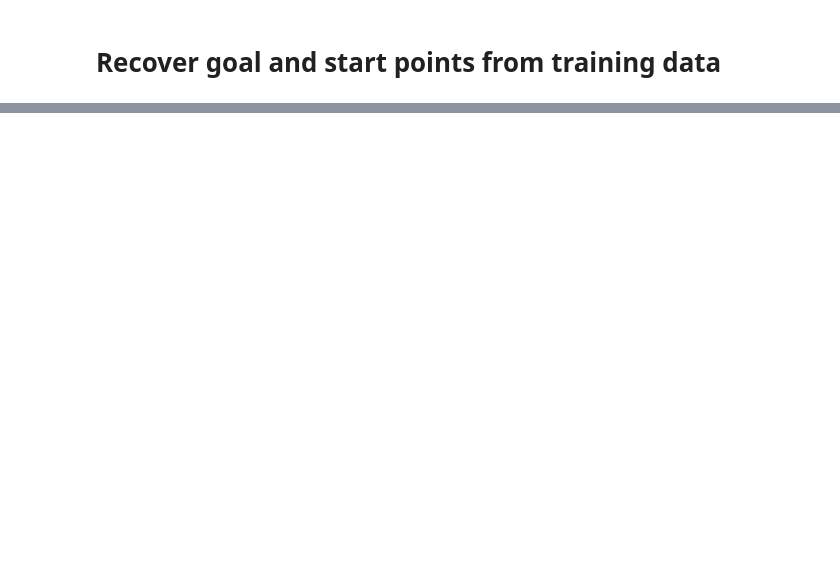
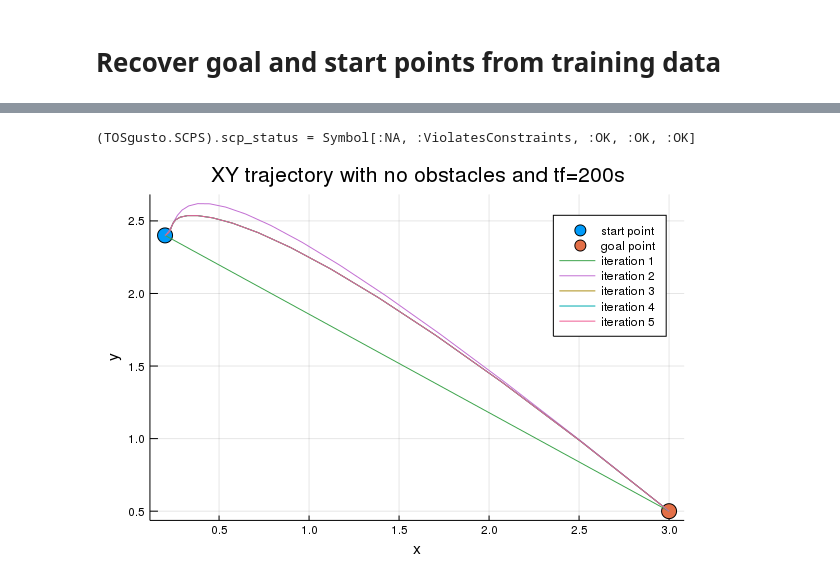
Before and after one commit to somritabanerjee/GuSTO.jl, a Jupyter notebook: examples/freeflyerSE2-Copy1.ipynb, the cells around one changed output, grey strips where cells are left out. Cells and saved outputs as stored; diff of their text form; code cells hidden in the pictures; blank space fills up the shorter version.

Commit message:
More models with 0 and 1 obstacles

```diff
--- a/examples/freeflyerSE2-Copy1.ipynb
+++ b/examples/freeflyerSE2-Copy1.ipynb
@@ -66,8 +83,7 @@ TODO
 # %% [markdown]
 # Set up problem, initial goal and final goal
 # %%
-function setUpProblem(N, x_init, x_goal)
-    tf_guess = 200.
+function setUpProblem(N, x_init, x_goal;tf_guess = 200.)
     goal_set = GoalSet()
     add_goal!(goal_set, Goal(PointGoal(x_goal), tf_guess, model))
     PD = ProblemDefinition(robot, model, env, x_init, goal_set)
@@ -78,8 +96,2 @@ end
 # %% [markdown]
 # Create GIF of XY trajectories
-# %%
-function plotXYTrajectories(X)
-    @gif for i=1:100
-        plotXYTrajectory(X)
-    end every 10
-end
@@ -205,0 +295,28 @@ end
+# %%
+env = setUpEnvironmentNoObstacle()
+N = 20
+x_init = [0.2; 2.4; 0; 0; 0; 0]
+x_goal = [3.; 0.5; 0; 0.05; -0.05; 0]
+TOP, TOSgusto = setUpProblem(N, x_init, x_goal, tf_guess=200);
+traj_init = init_traj_straightline(TOP)
+traj_X_vec = [traj_init.X]
+traj_U_vec = [traj_init.U]
+# Solve one step at a time with IPOPT
+solve_SCP!(TOSgusto, TOP, solve_gusto_jump!, traj_init, "Ipopt", max_iter=1, print_level=0);
+push!(traj_X_vec, TOSgusto.SCPS.traj.X)
+push!(traj_U_vec, TOSgusto.SCPS.traj.U)
+iterCount = 1
+max_iter = 30
+while !TOSgusto.SCPS.converged && iterCount <=max_iter && (TOSgusto.SCPS.solver_status[end] == MOI.LOCALLY_SOLVED)
+    solve_SCP!(TOSgusto, TOP, solve_gusto_jump!, TOSgusto.SCPS.traj, "Ipopt", max_iter=1, print_level=0);
+#             @show TOSgusto.SCPS.scp_status
+#             @show TOSgusto.SCPS.solver_status
+#             @show TOSgusto.SCPS.accept_solution
+#             @show TOSgusto.SCPS.param.alg.ω_vec
+    if TOSgusto.SCPS.solver_status[end] == MOI.LOCALLY_SOLVED
+        push!(traj_X_vec, TOSgusto.SCPS.traj.X)
+        push!(traj_U_vec, TOSgusto.SCPS.traj.U)
+        iterCount = iterCount + 1
+        @show iterCount
+    end
+end
@@ -205,0 +333,7 @@ end
+# %%
+@show TOSgusto.SCPS.scp_status
+plotXYTrajectories(traj_X_vec)
+title!("XY trajectory with no obstacles and tf=200s")
+# %% [output]
+(TOSgusto.SCPS).scp_status = Symbol[:NA, :ViolatesConstraints, :OK, :OK, :OK]
+[figure, added]
```
Also changed, not shown: parts of 41 cells of this notebook, 6 other files.
